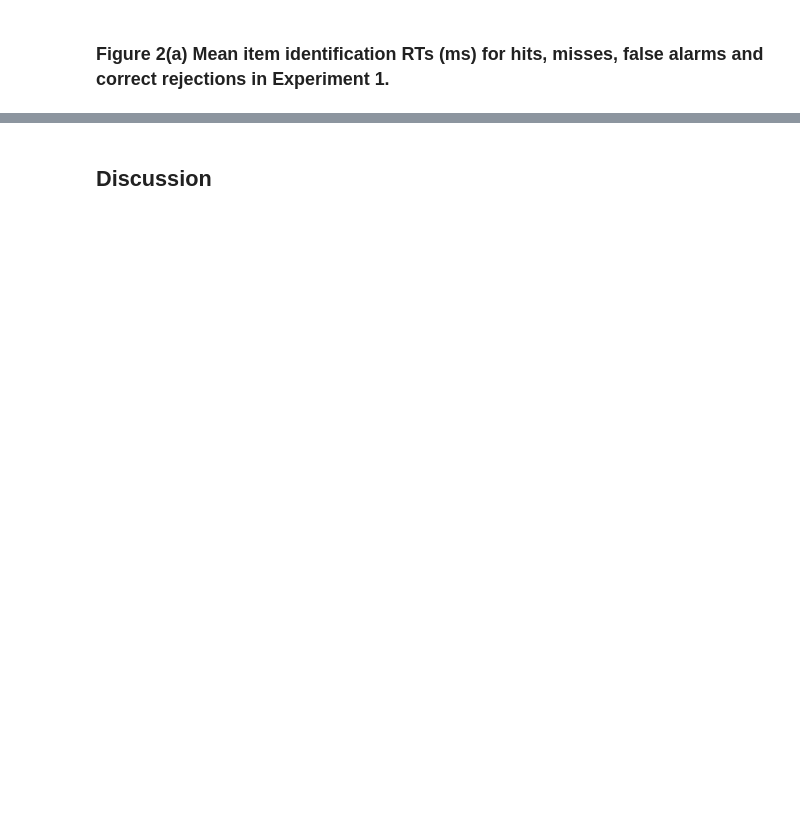
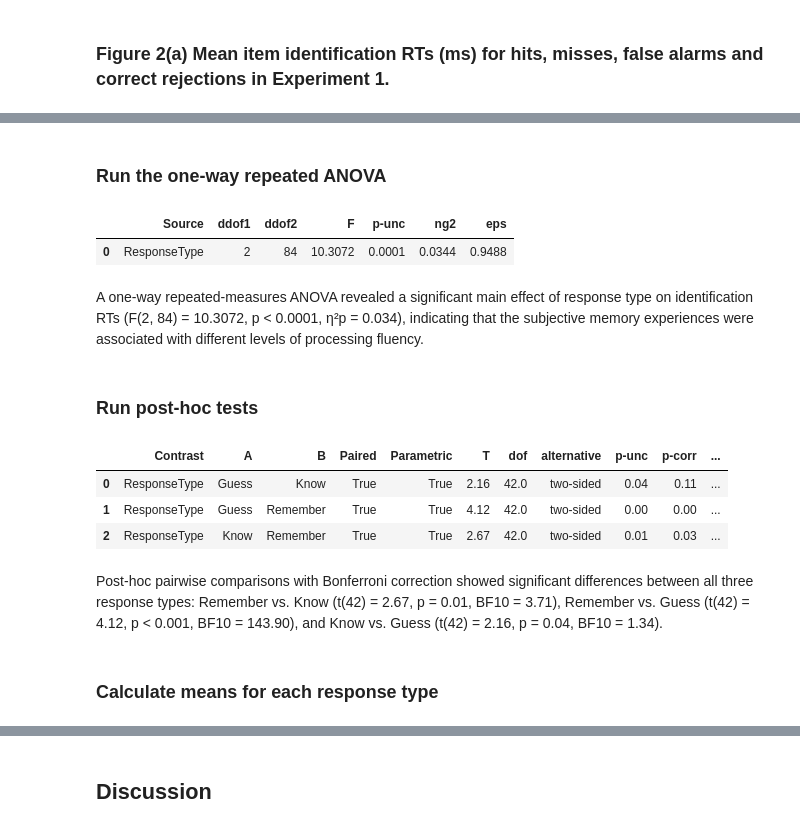
Before and after one commit to LinzanLiu/datascipsych_finalproject, a Jupyter notebook: jupyter/replication.ipynb, the cells around one changed output, grey strips where cells are left out. Drawn from its saved outputs; the diff is of its cells as text; code cells hidden in the pictures; blank space fills up the shorter version.

```diff
--- a/jupyter/replication.ipynb
+++ b/jupyter/replication.ipynb
@@ -515,0 +324,43 @@ At present, there are certain differences between the variance analysis results
+# %% [markdown]
+### Run the one-way repeated ANOVA
+# %%
+# Use only subjects with complete data
+rkg_balanced = rkg_df[rkg_df['Subject'].isin(complete_subjects)]
+
+# Run the ANOVA
+aov2 = pg.rm_anova(
+    data=rkg_balanced,
+    dv='RT',
+    within='ResponseType',
+    subject='Subject',
+    #detailed=True
+).round(4)
+
+aov2
+# %% [output]
+|  | Source | ddof1 | ddof2 | F | p-unc | ng2 | eps |
+| 0 | ResponseType | 2 | 84 | 10.3072 | 0.0001 | 0.0344 | 0.9488 |
+# %% [markdown]
+A one-way repeated-measures ANOVA revealed a significant main effect of response type on identification RTs (F(2, 84) = 10.3072, p < 0.0001, η²p = 0.034), indicating that the subjective memory experiences were associated with different levels of processing fluency.
+# %% [markdown]
+### Run post-hoc tests
+# %%
+# Run post-hoc tests with Bonferroni correction
+posthoc = pg.pairwise_tests(
+    data=rkg_balanced,
+    dv='RT',
+    within='ResponseType',
+    subject='Subject',
+    padjust='bonf'
+).round(2)
+
+posthoc
+# %% [output]
+|  | Contrast | A | B | Paired | Parametric | T | dof | alternative | p-unc | p-corr | ... |
+| 0 | ResponseType | Guess | Know | True | True | 2.16 | 42.0 | two-sided | 0.04 | 0.11 | ... |
+| 1 | ResponseType | Guess | Remember | True | True | 4.12 | 42.0 | two-sided | 0.00 | 0.00 | ... |
+| 2 | ResponseType | Know | Remember | True | True | 2.67 | 42.0 | two-sided | 0.01 | 0.03 | ... |
+# %% [markdown]
+Post-hoc pairwise comparisons with Bonferroni correction showed significant differences between all three response types: Remember vs. Know (t(42) = 2.67, p = 0.01, BF10 = 3.71), Remember vs. Guess (t(42) = 4.12, p < 0.001, BF10 = 143.90), and Know vs. Guess (t(42) = 2.16, p = 0.04, BF10 = 1.34).
+# %% [markdown]
+### Calculate means for each response type
```
Also changed, not shown: parts of 101 cells of this notebook, 6 other files.
